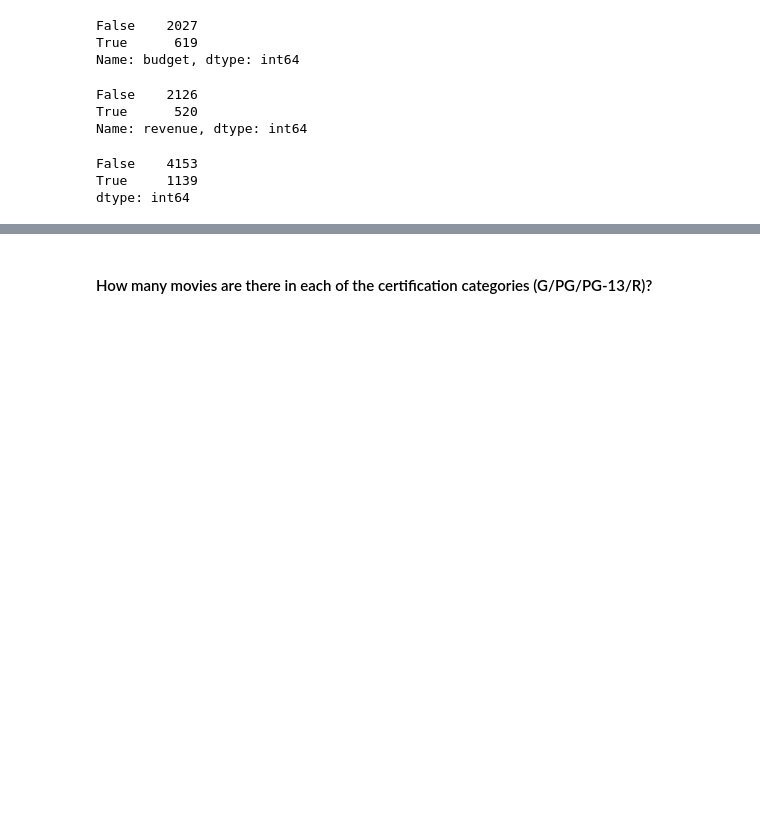
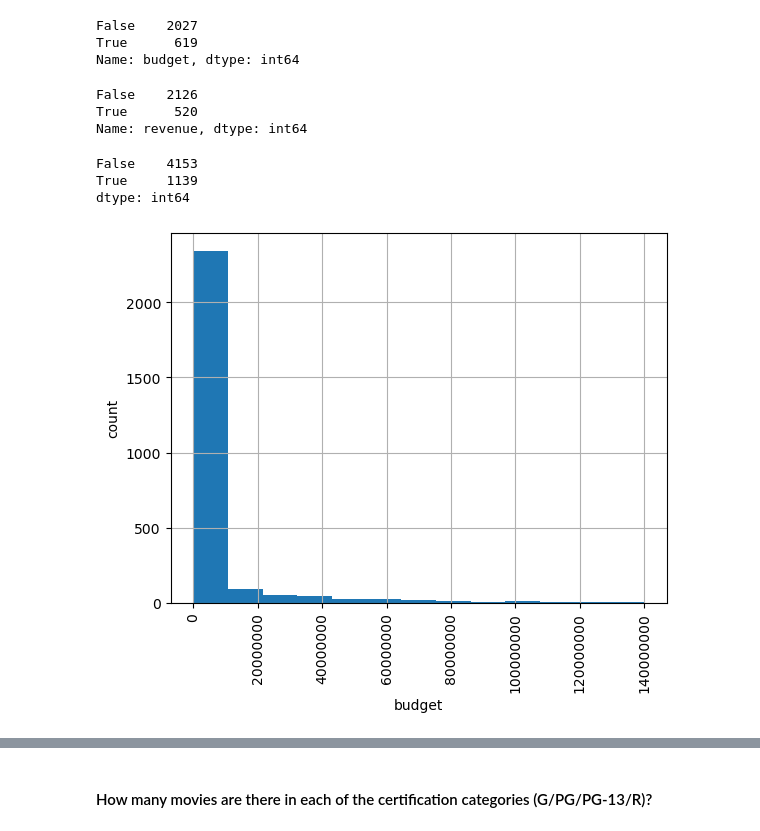
Before and after one commit to EhLeeOod/movie-project, a Jupyter notebook: Part-3-EDA.ipynb, the cells around one changed output, grey strips where cells are left out. Drawn from its saved outputs; the diff is of its cells as text; code cells hidden in the pictures; blank space fills up the shorter version.

Commit message:
add visualizations

```diff
--- a/Part-3-EDA.ipynb
+++ b/Part-3-EDA.ipynb
@@ -236,8 +220,10 @@ False    4153
 True     1139
 dtype: int64
 # %%
-ax = sns.countplot(data=df_both, x = df_both['revenue'])
-# ax = df_both.hist(bins='auto')
-# ax.ticklabel_format(style='plain')
-# ax.tick_params(axis='x', rotation=45)
-# ax.set_xlabel('revenue');
+ax=df['budget'].hist(bins='auto')
+ax.ticklabel_format(style='plain')
+ax.tick_params(axis='x', rotation= 90)
+ax.set_xlabel('budget')
+ax.set_ylabel('count');
+# %% [output]
+[figure, added]
```
Also changed, not shown: parts of 10 cells of this notebook, 2 other files.
